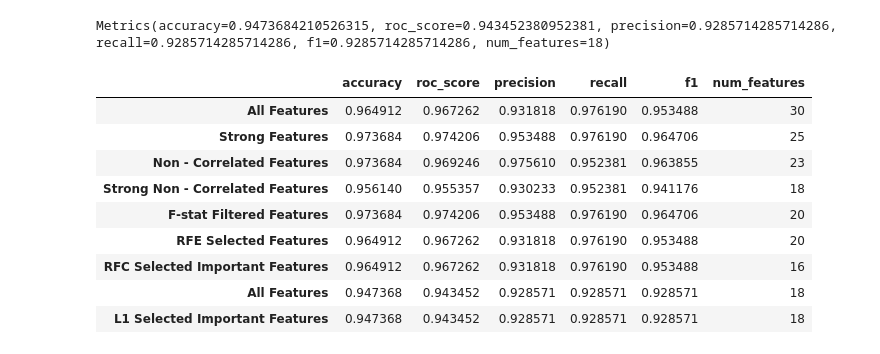
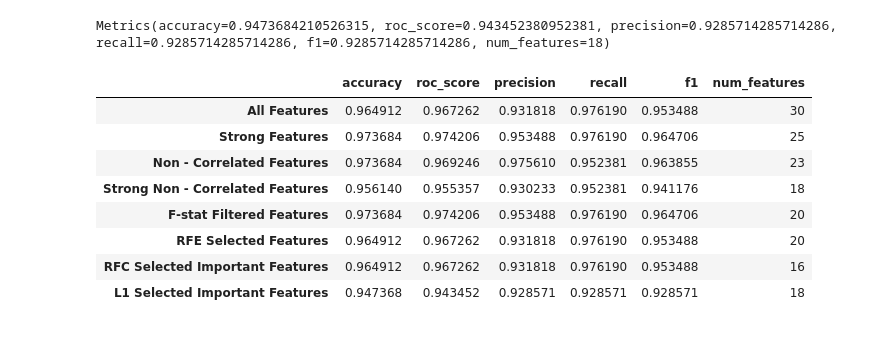
Before and after one commit to Aldion0731/feature-selection-breast-cancer-dataset, a Jupyter notebook: src/notebooks/feature_selection.ipynb, the cells around one changed output. Saved outputs shown, nothing was run; the diff lists cells and outputs as text; code cells hidden in the pictures.

```diff
--- a/src/notebooks/feature_selection.ipynb
+++ b/src/notebooks/feature_selection.ipynb
@@ -228,5 +229,5 @@ f_classif_metrics = train_and_evaluate_rfc(best_k_features_f_classif, y)
 # %%
-metrics_manager.update(f_classif_metrics, FeatureSelectionMethod.F_STAT_SELECTED)
+metrics_manager.update(metrics_f_classif, FeatureSelectionMethod.F_STAT_SELECTED)
 # %%
 metrics_manager.comparison_df
 # %% [output]
@@ -291,14 +292,14 @@ model.fit(processed_data.X_train_scaled, processed_data.y_train)
 # %% [output]
 RandomForestClassifier(criterion='entropy', random_state=100)
 # %%
-model_selected_important_features = select_features_from_model(model, X.columns.to_list(), model_params={"prefit":True, "threshold":0.013})
-print(model_selected_important_features)
+rfc_selected_important_features = select_features_from_model(model, X.columns.to_list(), model_params={"prefit":True, "threshold":0.013})
+print(rfc_selected_important_features)
 # %% [output]
 ['radius_mean', 'texture_mean', 'perimeter_mean', 'area_mean', 'compactness_mean', 'concavity_mean', 'concave points_mean', 'area_se', 'radius_worst', 'texture_worst', 'perimeter_worst', 'area_worst', ...
 # %%
-metrics_model_selected_important_features = train_and_evaluate_rfc(X[model_selected_important_features], y)
+metrics_rfc_selected_important_features = train_and_evaluate_rfc(X[rfc_selected_important_features], y)
 # %%
-metrics_manager.update(metrics_model_selected_important_features, FeatureSelectionMethod.RANDOM_FOREST)
+metrics_manager.update(metrics_rfc_selected_important_features, FeatureSelectionMethod.RANDOM_FOREST)
 # %%
 metrics_manager.comparison_df
 # %% [output]
@@ -327,16 +328,16 @@ metrics_l1_selected_features
 Metrics(accuracy=0.9473684210526315, roc_score=0.943452380952381, precision=0.9285714285714286, recall=0.9285714285714286, f1=0.9285714285714286, num_features=18)
 # %%
 metrics_manager.update(metrics_l1_selected_features, FeatureSelectionMethod.L1)
-# %%
-metrics_manager.comparison_df
-# %% [output]
-|  | accuracy | roc_score | precision | recall | f1 | num_features |
-| All Features | 0.964912 | 0.967262 | 0.931818 | 0.976190 | 0.953488 | 30 |
-| Strong Features | 0.973684 | 0.974206 | 0.953488 | 0.976190 | 0.964706 | 25 |
-| Non - Correlated Features | 0.973684 | 0.969246 | 0.975610 | 0.952381 | 0.963855 | 23 |
-| Strong Non - Correlated Features | 0.956140 | 0.955357 | 0.930233 | 0.952381 | 0.941176 | 18 |
-| F-stat Filtered Features | 0.973684 | 0.974206 | 0.953488 | 0.976190 | 0.964706 | 20 |
-| RFE Selected Features | 0.964912 | 0.967262 | 0.931818 | 0.976190 | 0.953488 | 20 |
-| RFC Selected Important Features | 0.964912 | 0.967262 | 0.931818 | 0.976190 | 0.953488 | 16 |
-| All Features | 0.947368 | 0.943452 | 0.928571 | 0.928571 | 0.928571 | 18 |
-| L1 Selected Important Features | 0.947368 | 0.943452 | 0.928571 | 0.928571 | 0.928571 | 18 |
+# %%
+metrics_manager.comparison_df
+metrics_manager.comparison_df.style.highlight_max(axis=0)
+# %% [output]
+|  | accuracy | roc_score | precision | recall | f1 | num_features |
+| All Features | 0.964912 | 0.967262 | 0.931818 | 0.976190 | 0.953488 | 30 |
+| Strong Features | 0.973684 | 0.974206 | 0.953488 | 0.976190 | 0.964706 | 25 |
+| Non - Correlated Features | 0.973684 | 0.969246 | 0.975610 | 0.952381 | 0.963855 | 23 |
+| Strong Non - Correlated Features | 0.956140 | 0.955357 | 0.930233 | 0.952381 | 0.941176 | 18 |
+| F-stat Filtered Features | 0.973684 | 0.974206 | 0.953488 | 0.976190 | 0.964706 | 20 |
+| RFE Selected Features | 0.964912 | 0.967262 | 0.931818 | 0.976190 | 0.953488 | 20 |
+| RFC Selected Important Features | 0.964912 | 0.967262 | 0.931818 | 0.976190 | 0.953488 | 16 |
+| L1 Selected Important Features | 0.947368 | 0.943452 | 0.928571 | 0.928571 | 0.928571 | 18 |
```
Also changed, not shown: parts of 5 cells of this notebook.
